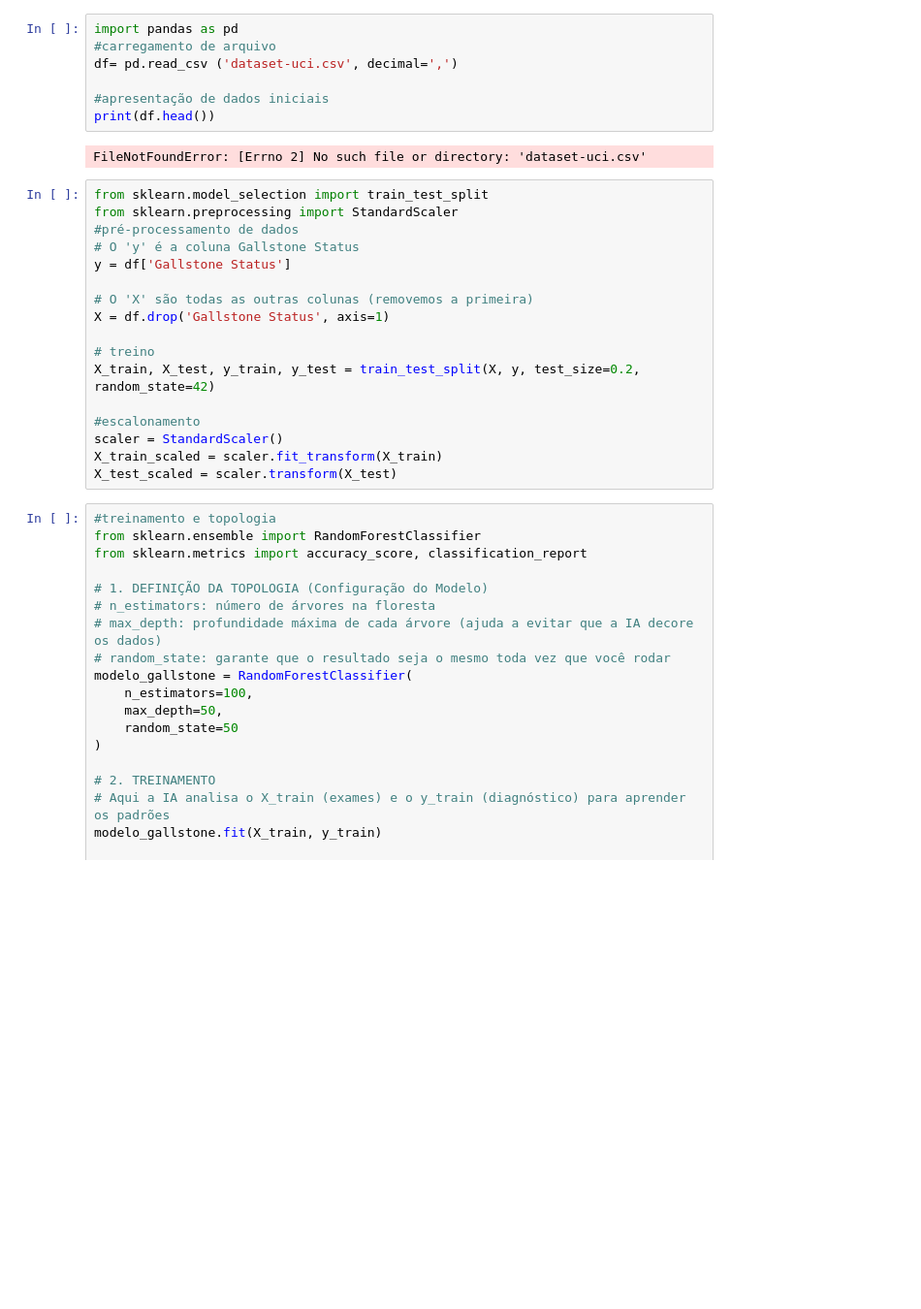
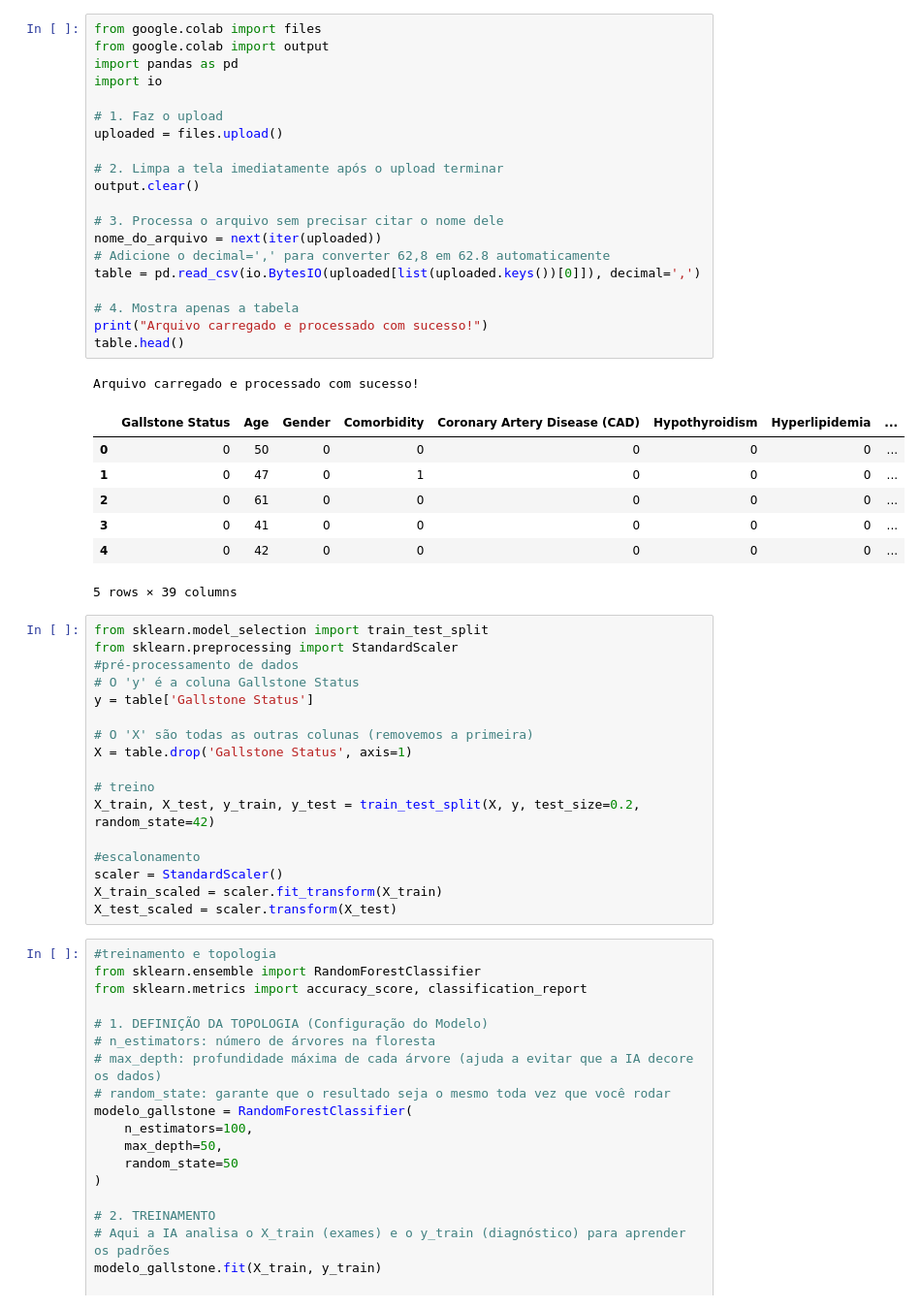
Before and after one commit to mateusmartinsperes/Curso-Python-Gustavo-Guanabara, a Jupyter notebook: Gallstone.ipynb, the cells around one changed output. Shown at 97% size. Saved outputs shown, nothing was run; the diff lists cells and outputs as text; blank space fills up the shorter version.

Commit message:
Criado usando o Colab mm

```diff
--- a/Gallstone.ipynb
+++ b/Gallstone.ipynb
@@ -1,23 +1,43 @@
 # %% [markdown]
 <a href="https://colab.research.google.com/github/mateusmartinsperes/Curso-Python-Gustavo-Guanabara/blob/master/Gallstone.ipynb" target="_parent"><img src="https://colab.research.google.com/assets/colab-badge.svg" alt="Open In Colab"/></a>
-# %%
-import pandas as pd
-#carregamento de arquivo
-df= pd.read_csv ('dataset-uci.csv', decimal=',')
-
-#apresentação de dados iniciais
-print(df.head())
-# %% [output]
-FileNotFoundError: [Errno 2] No such file or directory: 'dataset-uci.csv'
+# %%
+from google.colab import files
+from google.colab import output
+import pandas as pd
+import io
+
+# 1. Faz o upload
+uploaded = files.upload()
+
+# 2. Limpa a tela imediatamente após o upload terminar
+output.clear()
+
+# 3. Processa o arquivo sem precisar citar o nome dele
+nome_do_arquivo = next(iter(uploaded))
+# Adicione o decimal=',' para converter 62,8 em 62.8 automaticamente
+table = pd.read_csv(io.BytesIO(uploaded[list(uploaded.keys())[0]]), decimal=',')
+
+# 4. Mostra apenas a tabela
+print("Arquivo carregado e processado com sucesso!")
+table.head()
+# %% [output]
+Arquivo carregado e processado com sucesso!
+|  | Gallstone Status | Age | Gender | Comorbidity | Coronary Artery Disease (CAD) | Hypothyroidism | Hyperlipidemia | ... |
+| 0 | 0 | 50 | 0 | 0 | 0 | 0 | 0 | ... |
+| 1 | 0 | 47 | 0 | 1 | 0 | 0 | 0 | ... |
+| 2 | 0 | 61 | 0 | 0 | 0 | 0 | 0 | ... |
+| 3 | 0 | 41 | 0 | 0 | 0 | 0 | 0 | ... |
+| 4 | 0 | 42 | 0 | 0 | 0 | 0 | 0 | ... |
+5 rows × 39 columns
 # %%
 from sklearn.model_selection import train_test_split
 from sklearn.preprocessing import StandardScaler
 #pré-processamento de dados
 # O 'y' é a coluna Gallstone Status
-y = df['Gallstone Status']
+y = table['Gallstone Status']
 
 # O 'X' são todas as outras colunas (removemos a primeira)
-X = df.drop('Gallstone Status', axis=1)
+X = table.drop('Gallstone Status', axis=1)
 
 # treino
 X_train, X_test, y_train, y_test = train_test_split(X, y, test_size=0.2, random_state=42)
```
